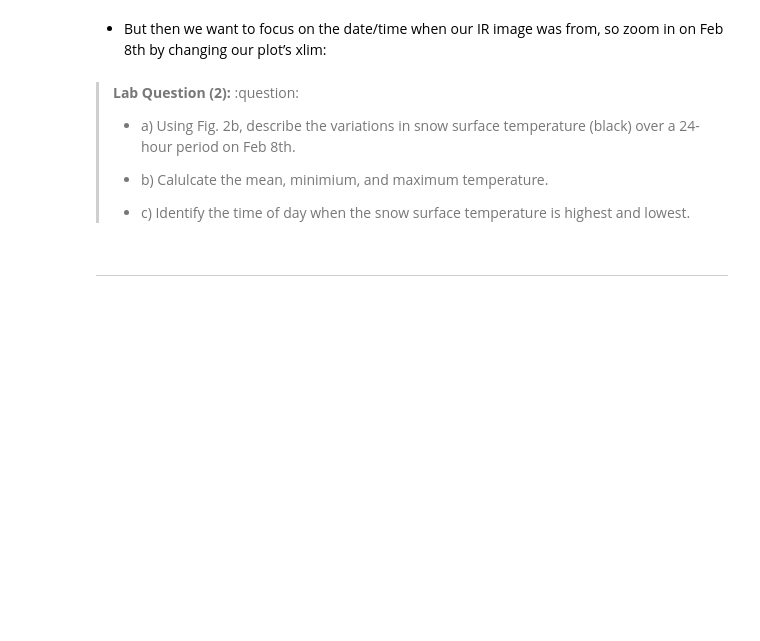
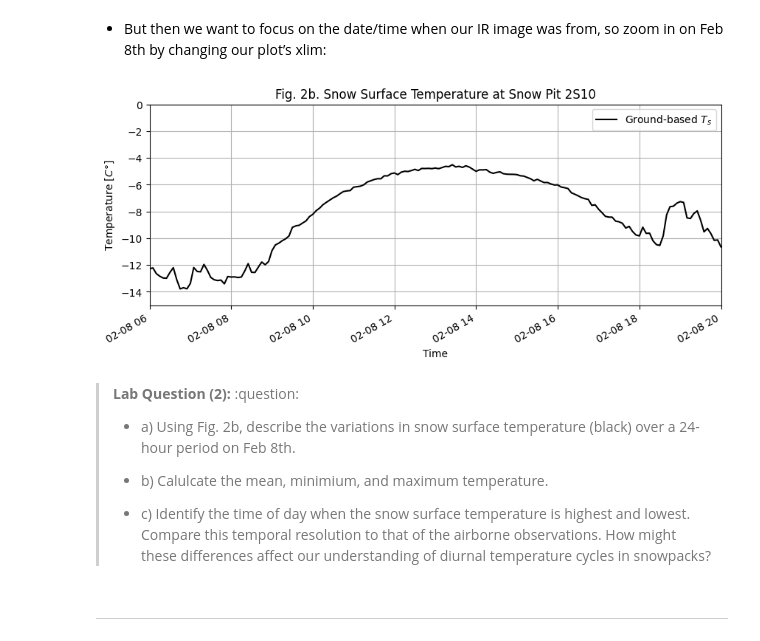
Before and after one commit to WinnieChu-PolarGeo/remote-sensing-lab, a Jupyter notebook: rs-lab-instructions.ipynb, the cells around one changed output. Saved outputs shown, nothing was run; the diff lists cells and outputs as text; code cells hidden in the pictures; blank space fills up the shorter version.

```diff
--- a/rs-lab-instructions.ipynb
+++ b/rs-lab-instructions.ipynb
@@ -410,29 +413,31 @@ ground_df = df  # save the ground data for later use
 # %%
 plt.figure(figsize=(10, 4))
 
 # plot radiometer average temperature
 df.rad_avg.plot(
     linestyle="-", marker="", markersize=1, c="k", label="Ground-based $T_s$"
 )
 
 # set axes limits
 plt.ylim((-15, 0))  # set some temperature y-axis limits for our plot
 plt.xlim(
     (pd.Timestamp(2020, 2, 8, 6, 0), pd.Timestamp(2020, 2, 8, 20, 0))
 )  # zoom in to daytime hours on Feb. 8, 2020
 
 # add a legend to the plot
 plt.legend()
 
 # set axes labels
-plt.ylabel("Temperature [$C\degree$]")
+plt.ylabel(r"Temperature [$C\degree$]")
 plt.xlabel("Time")
 
 # add grid lines to the plot
 plt.grid("on")
 
 # set the plot title
 plt.title("Fig. 2b. Snow Surface Temperature at Snow Pit 2S10");
+# %% [output]
+[figure, added]
 # %% [markdown]
 > **Lab Question (2):** :question:
 >
@@ -440,7 +445,7 @@ plt.title("Fig. 2b. Snow Surface Temperature at Snow Pit 2S10");
 >
 > - b) Calulcate the mean, minimium, and maximum temperature.
 >
-> - c) Identify the time of day when the snow surface temperature is highest and lowest.
+> - c) Identify the time of day when the snow surface temperature is highest and lowest. Compare this temporal resolution to that of the airborne observations. How might these differences affect our understanding of diurnal temperature cycles in snowpacks?
 # %% [markdown]
 -----------
 # %% [markdown]
```
Also changed, not shown: parts of 5 cells of this notebook, 1 other file.
